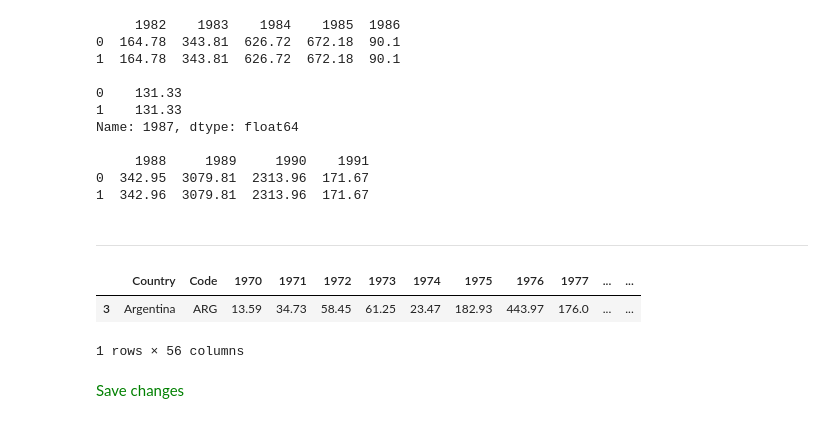
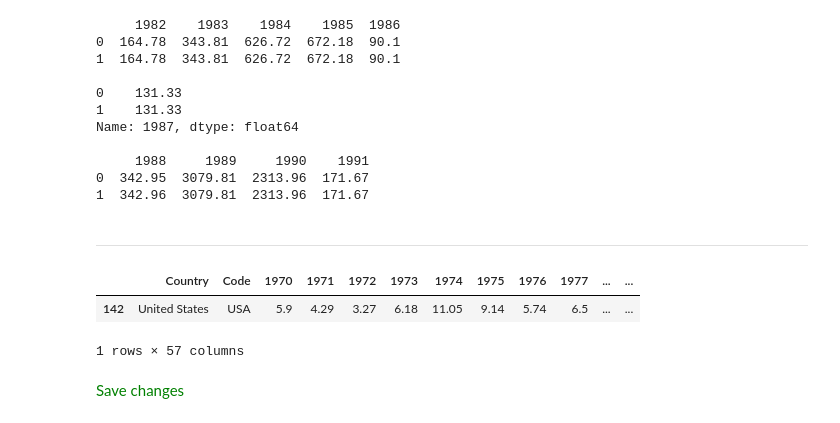
Before and after one commit to matublaq/DataBases, a Jupyter notebook: Inflation/main.ipynb, the cells around one changed output. Cells and saved outputs as stored; diff of their text form; code cells hidden in the pictures.

```diff
--- a/Inflation/main.ipynb
+++ b/Inflation/main.ipynb
@@ -376,11 +376,11 @@ Name: 1987, dtype: float64
 # %% [markdown]
 ---
 # %%
-CPIa[CPIa["Country"] == "Argentina"]
+CPIa[CPIa["Country"] == "United States"]
 # %% [output]
 |  | Country | Code | 1970 | 1971 | 1972 | 1973 | 1974 | 1975 | 1976 | 1977 | ... | ... |
-| 3 | Argentina | ARG | 13.59 | 34.73 | 58.45 | 61.25 | 23.47 | 182.93 | 443.97 | 176.0 | ... | ... |
+| 142 | United States | USA | 5.9 | 4.29 | 3.27 | 6.18 | 11.05 | 9.14 | 5.74 | 6.5 | ... | ... |
-1 rows × 56 columns
+1 rows × 57 columns
 # %% [markdown]
 <font style="color: green; font-size: 35px">Save changes</font>
 # %%
```
Also changed, not shown: parts of 8 cells of this notebook, 3 other files.
